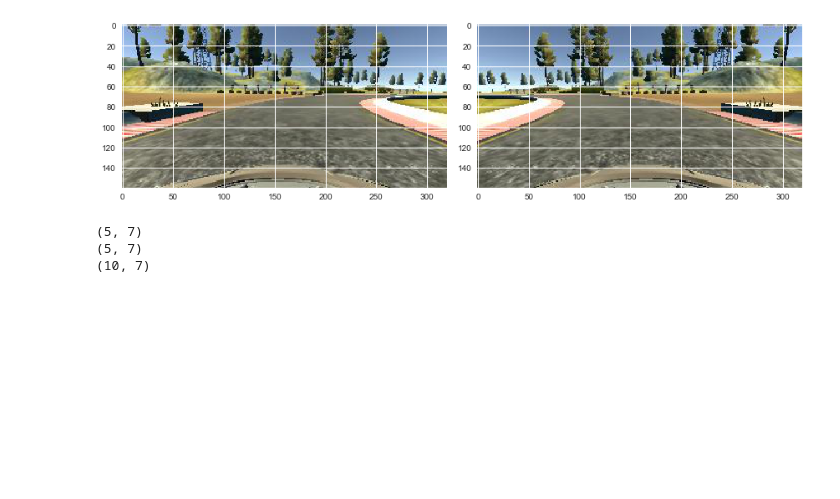
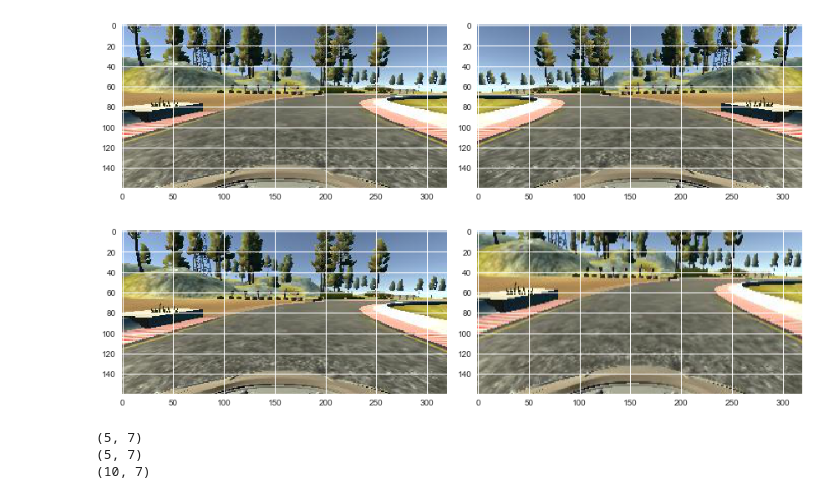
Before and after one commit to harinando/sdc-advanced-lane-lines, a Jupyter notebook: CarND-Behavioral-Training/data_exploration.ipynb, the cells around one changed output. Drawn from its saved outputs; the diff is of its cells as text; code cells hidden in the pictures; blank space fills up the shorter version.

```diff
--- a/CarND-Behavioral-Training/data_exploration.ipynb
+++ b/CarND-Behavioral-Training/data_exploration.ipynb
@@ -197,6 +198,30 @@ img = flip.apply(org_img)
 plots([org_img, img], 1, 2, figsize=(12, 9))
 # %% [output]
 [figure]
+# %%
+# from transformations import Shift
+
+def Shift(_img, by_x=0, by_y=0):
+    height = _img.shape[0]
+    width = _img.shape[1]
+    img = Translate(by_x=by_x, by_y=by_y).apply(_img)
+    if by_x >= 0 and by_y > 0:
+        img = Crop(by_x, width, by_y, height).apply(img)
+    elif by_x >= 0 and by_y < 0:
+        img = Crop(by_x, width, 0, height+by_y).apply(img)
+    elif by_x < 0 and by_y < 0:
+        img = Crop(0, width + by_x, 0, height + by_y).apply(img)
+    elif by_x < 0 and by_y > 0:
+        img = Crop(0, width + by_x, by_y, height).apply(img)
+    img = Resize(width, height).apply(img)
+    return img
+
+org_img = ReadImg(img_path)
+img = Shift(org_img, 0, -30)
+# img = Translate(by_x=0, by_y=10).apply(org_img)
+plots([org_img, img], 1, 2, figsize=(12, 9))
+# %% [output]
+[figure, added]
 # %%
 df = train[train['steering']<-2*std].sample(5, replace=True)
 print(df.shape)
```
Also changed, not shown: parts of 8 cells of this notebook, 2 other files.
